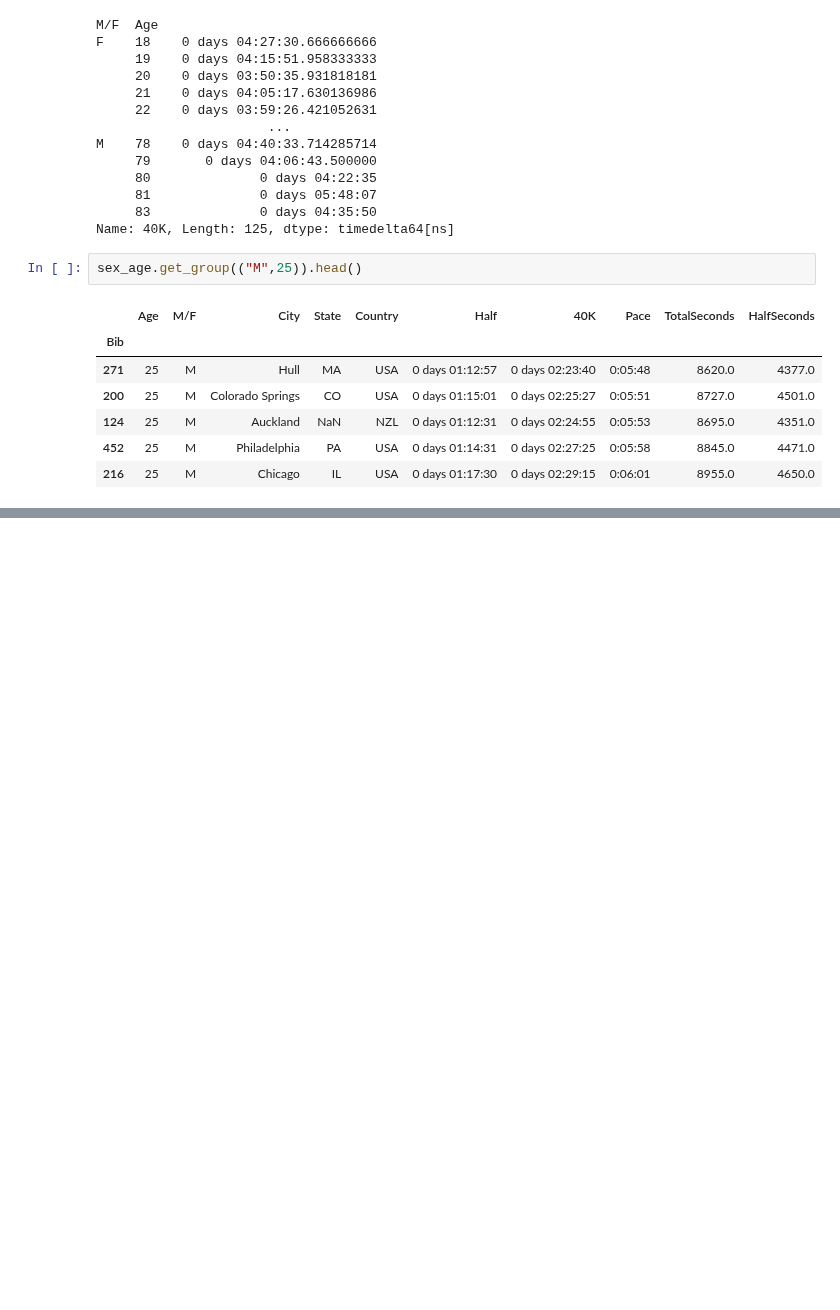
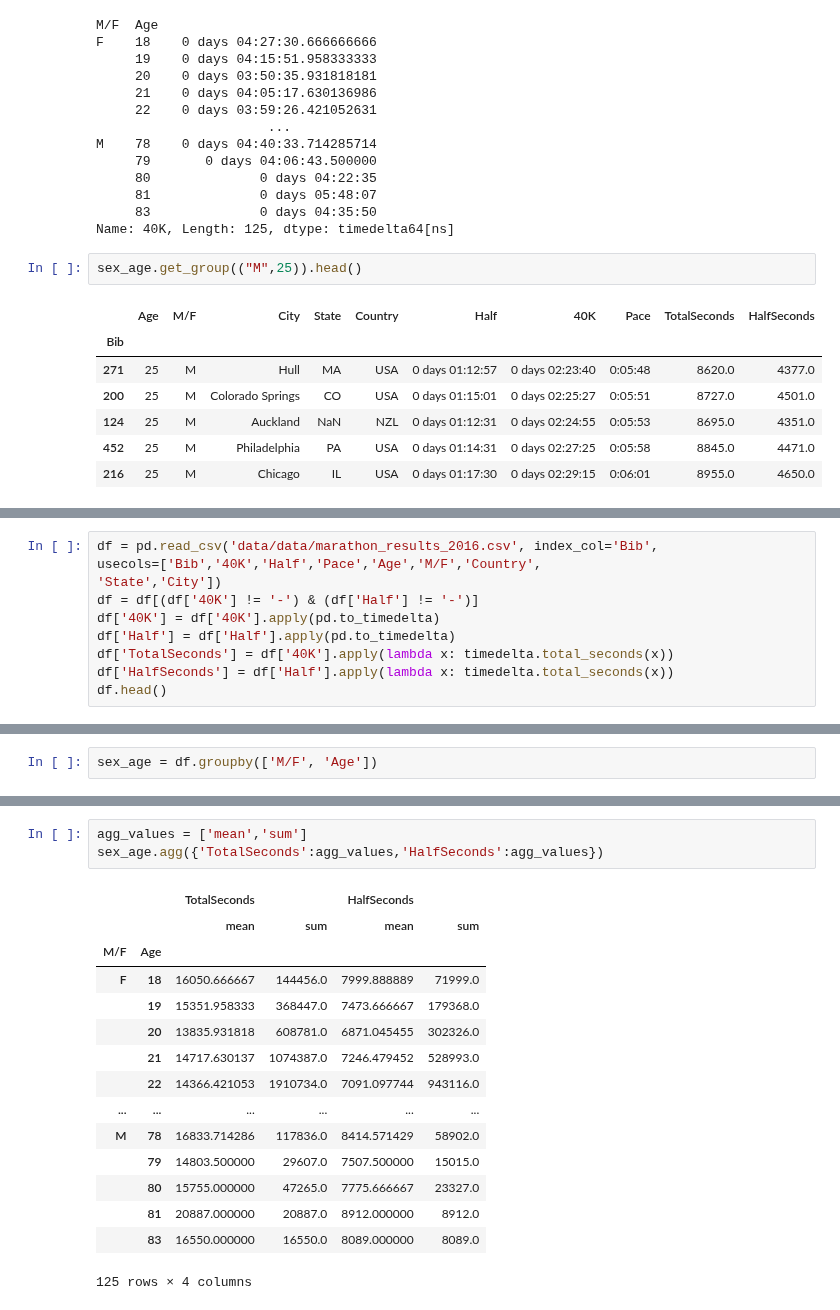
Before and after one commit to Byienio/Pandas_pg, a Jupyter notebook: GroupData.ipynb, the cells around one changed output, grey strips where cells are left out. Saved outputs shown, nothing was run; the diff lists cells and outputs as text; blank space fills up the shorter version.

```diff
--- a/GroupData.ipynb
+++ b/GroupData.ipynb
@@ -382,0 +385,10 @@ sex_age.get_group(("M",25)).head()
+# %%
+df = pd.read_csv('data/data/marathon_results_2016.csv', index_col='Bib',
+usecols=['Bib','40K','Half','Pace','Age','M/F','Country',
+'State','City'])
+df = df[(df['40K'] != '-') & (df['Half'] != '-')]
+df['40K'] = df['40K'].apply(pd.to_timedelta)
+df['Half'] = df['Half'].apply(pd.to_timedelta)
+df['TotalSeconds'] = df['40K'].apply(lambda x: timedelta.total_seconds(x))
+df['HalfSeconds'] = df['Half'].apply(lambda x: timedelta.total_seconds(x))
+df.head()
@@ -382,0 +403,2 @@ sex_age.get_group(("M",25)).head()
+# %%
+sex_age = df.groupby(['M/F', 'Age'])
@@ -382,0 +439,19 @@ sex_age.get_group(("M",25)).head()
+# %%
+agg_values = ['mean','sum']
+sex_age.agg({'TotalSeconds':agg_values,'HalfSeconds':agg_values})
+# %% [output]
+|  |  | TotalSeconds |  | HalfSeconds |  |
+|  |  | mean | sum | mean | sum |
+| M/F | Age |  |  |  |  |
+| F | 18 | 16050.666667 | 144456.0 | 7999.888889 | 71999.0 |
+|  | 19 | 15351.958333 | 368447.0 | 7473.666667 | 179368.0 |
+|  | 20 | 13835.931818 | 608781.0 | 6871.045455 | 302326.0 |
+|  | 21 | 14717.630137 | 1074387.0 | 7246.479452 | 528993.0 |
+|  | 22 | 14366.421053 | 1910734.0 | 7091.097744 | 943116.0 |
+| ... | ... | ... | ... | ... | ... |
+| M | 78 | 16833.714286 | 117836.0 | 8414.571429 | 58902.0 |
+|  | 79 | 14803.500000 | 29607.0 | 7507.500000 | 15015.0 |
+|  | 80 | 15755.000000 | 47265.0 | 7775.666667 | 23327.0 |
+|  | 81 | 20887.000000 | 20887.0 | 8912.000000 | 8912.0 |
+|  | 83 | 16550.000000 | 16550.0 | 8089.000000 | 8089.0 |
+125 rows × 4 columns
```
Also changed, not shown: parts of 4 cells of this notebook.
